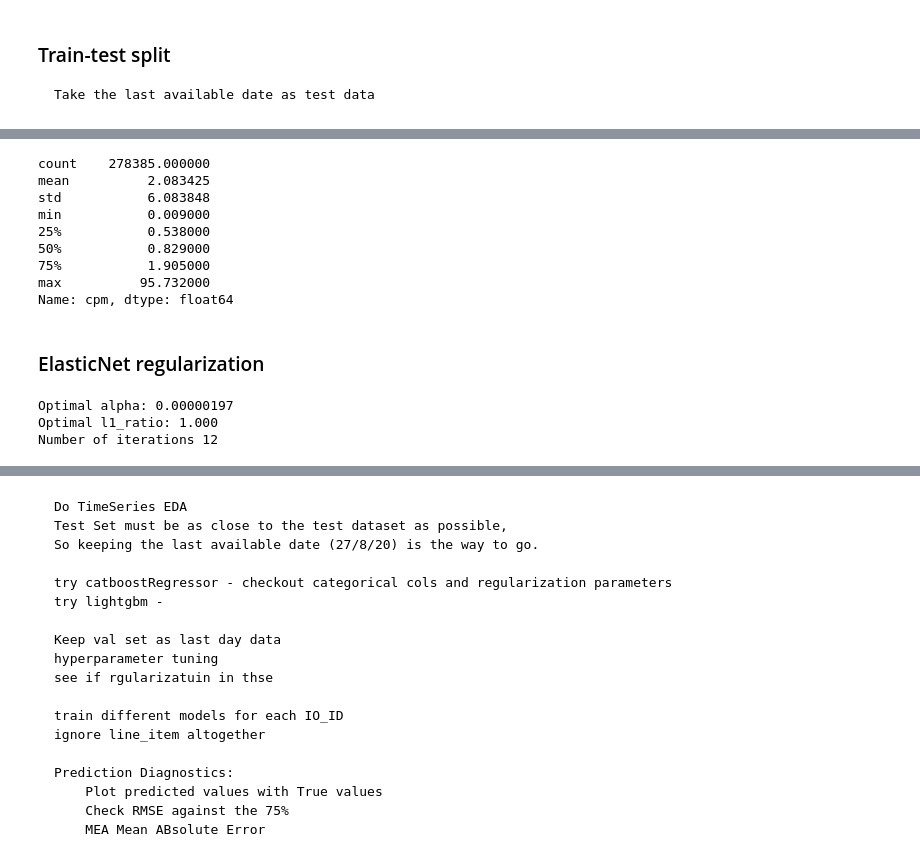
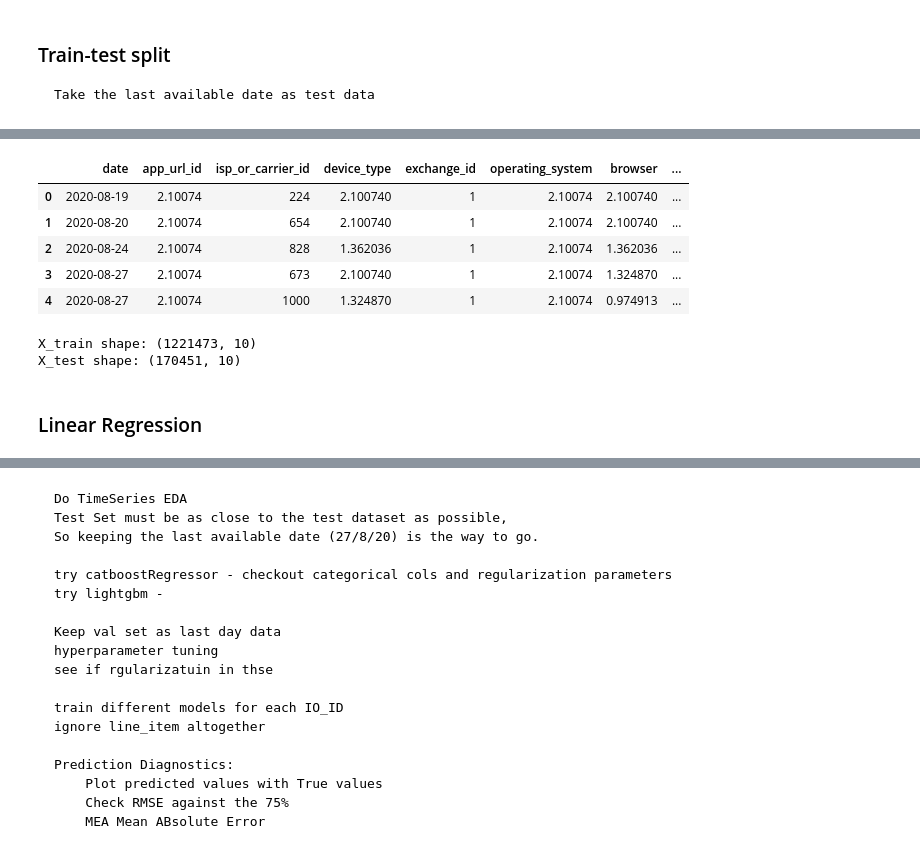
Before and after one commit to shiva-kumarj/CPM-prediction-with-MiQ, a Jupyter notebook: code/CPM_model training.ipynb, the cells around one changed output, grey strips where cells are left out. Saved outputs shown, nothing was run; the diff lists cells and outputs as text; code cells hidden in the pictures.

```diff
--- a/code/CPM_model training.ipynb
+++ b/code/CPM_model training.ipynb
@@ -106,20 +85,20 @@ from category_encoders import CatBoostEncoder
 import category_encoders as ce
 
 # Make a copy of original dataset
-#df_temp = df.copy()
-#df_temp.drop(['line_item_id', 'io_id'], axis = 1, inplace = True)
+df_temp = df.copy()
 
 # Random permutation
-np.random.seed(100)
+#set a random seed for replication
+seed = 2019
+np.random.seed(seed)
+
 perm = np.random.permutation(len(df_temp))
 df_temp = df_temp.iloc[perm].reset_index(drop = True)
-#target = df_temp['cpm']
-
-#df_temp.drop('cpm', axis = 1, inplace = True)
 
 # CatBoostEncoder
 categorical = ['app_url_id', 'operating_system',
-               'browser','creative_size', 'advertiser_currency']
+               'browser','creative_size', 'advertiser_currency',
+               'device_type', 'day_of_week']
 enc = CatBoostEncoder(cols = categorical, )
 
 # fit and transform
@@ -212,12 +180,0 @@ df_temp.head()
-# %%
-from sklearn.model_selection import train_test_split
-
-df_temp.drop('date', axis = 1, inplace = True)
-
-X_train, X_test, y_train, y_test = train_test_split(df_temp.drop('cpm', axis = 1),
-                                                    df_temp['cpm'],
-                                                    test_size = 0.2,
-                                                    random_state = 100,
-                                                    stratify = df_temp['io_id'])
-print(X_train.shape)
-print(X_test.shape)
@@ -239,15 +181,13 @@ Name: cpm, dtype: float64
-# %%
-y_test.describe()
-# %% [output]
-count    278385.000000
-mean          2.083425
-std           6.083848
-min           0.009000
-25%           0.538000
-50%           0.829000
-75%           1.905000
-max          95.732000
-Name: cpm, dtype: float64
+# %%
+df_temp.drop(['line_item_id', 'io_id'], axis = 1, inplace = True)
+df_temp.head()
+# %% [output]
+|  | date | app_url_id | isp_or_carrier_id | device_type | exchange_id | operating_system | browser | ... |
+| 0 | 2020-08-19 | 2.10074 | 224 | 2.100740 | 1 | 2.10074 | 2.100740 | ... |
+| 1 | 2020-08-20 | 2.10074 | 654 | 2.100740 | 1 | 2.10074 | 2.100740 | ... |
+| 2 | 2020-08-24 | 2.10074 | 828 | 1.362036 | 1 | 2.10074 | 1.362036 | ... |
+| 3 | 2020-08-27 | 2.10074 | 673 | 2.100740 | 1 | 2.10074 | 1.324870 | ... |
+| 4 | 2020-08-27 | 2.10074 | 1000 | 1.324870 | 1 | 2.10074 | 0.974913 | ... |
 # %%
 # Take 27/08/2020 as test dataset
 df_test = df_temp[df_temp['date'] == '2020-08-27'].copy()
@@ -269,22 +209,8 @@ print("X_test shape: {}".format(X_test.shape))
 del(df_temp)
 del(df_train)
 del(df_test)
+# %% [output]
+X_train shape: (1221473, 10)
+X_test shape: (170451, 10)
-# %% [markdown]
-### ElasticNet regularization
-# %%
-from sklearn.linear_model import ElasticNetCV, ElasticNet
-
-cv_model = ElasticNetCV(l1_ratio=[.1, .5, .7, .9, .95, .99, 1],
-                        eps=1e-3, n_alphas=100, fit_intercept=True,
-                        normalize=True, precompute='auto',
-                        max_iter=2000, tol=0.0001, cv=6, copy_X=True,
-                        verbose=0, n_jobs=-1, positive=False, random_state=0)
-
-cv_model.fit(X_train, y_train)
-print('Optimal alpha: %.8f'%cv_model.alpha_)
-print('Optimal l1_ratio: %.3f'%cv_model.l1_ratio_)
-print('Number of iterations %d'%cv_model.n_iter_)
-# %% [output]
-Optimal alpha: 0.00000197
-Optimal l1_ratio: 1.000
-Number of iterations 12
+# %% [markdown]
+### Linear Regression
```
Also changed, not shown: parts of 34 cells of this notebook.
